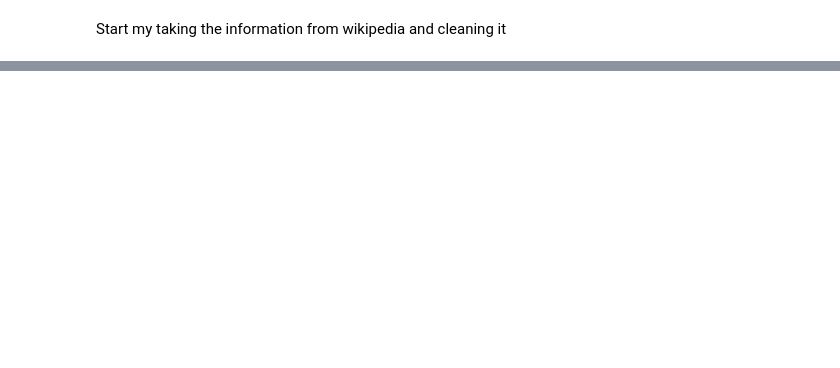
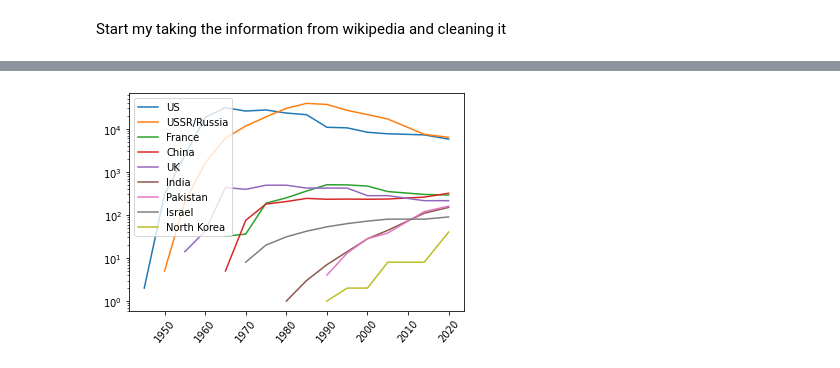
Before and after one commit to AndrewJGroves/DataSciencePortfolio, a Jupyter notebook: NuclearMissle.ipynb, the cells around one changed output, grey strips where cells are left out. Cells and saved outputs as stored; diff of their text form; code cells hidden in the pictures; blank space fills up the shorter version.

```diff
--- a/NuclearMissle.ipynb
+++ b/NuclearMissle.ipynb
@@ -89,0 +90,20 @@ sns.lineplot(data=new_df,x=new_df.columns)
+# %%
+from matplotlib import pyplot as plt
+
+plt.figure()
+ax=plt.subplot()
+plt.plot(df.index, df['US'],label='US')
+plt.plot(df.index, df['USSR/Russia'],label='USSR/Russia')
+plt.plot(df.index, df['France'],label='France')
+plt.plot(df.index, df['China'],label='China')
+plt.plot(df.index, df['UK'],label='UK')
+plt.plot(df.index, df['India'],label='India')
+plt.plot(df.index, df['Pakistan'],label='Pakistan')
+plt.plot(df.index, df['Israel'],label='Israel')
+plt.plot(df.index, df['North Korea'],label='North Korea')
+ax.set_yscale('log')
+plt.xticks(rotation=50)
+plt.legend()
+plt.show()
+# %% [output]
+[figure, added]
```
Also changed, not shown: parts of 8 cells of this notebook.
